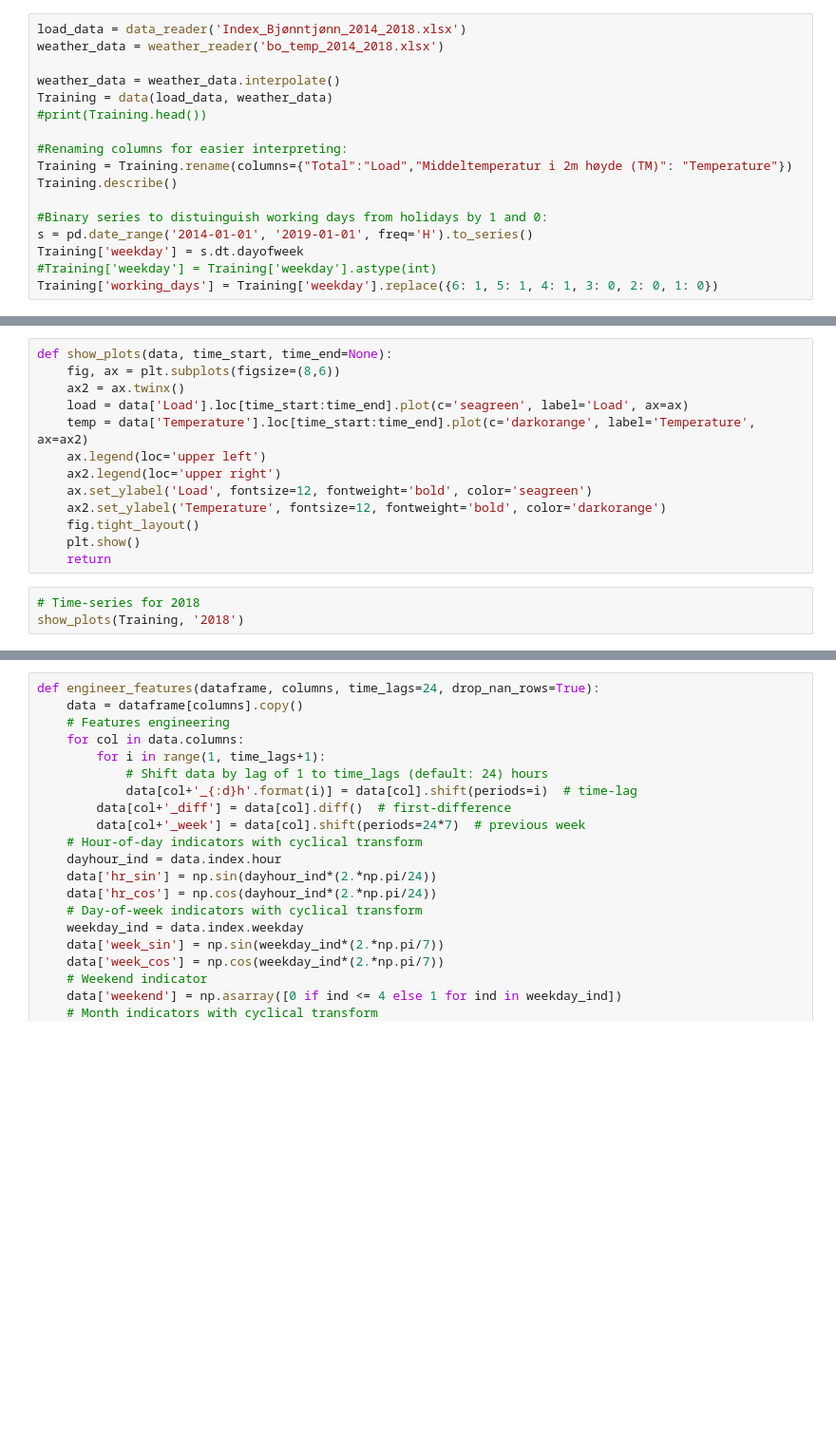
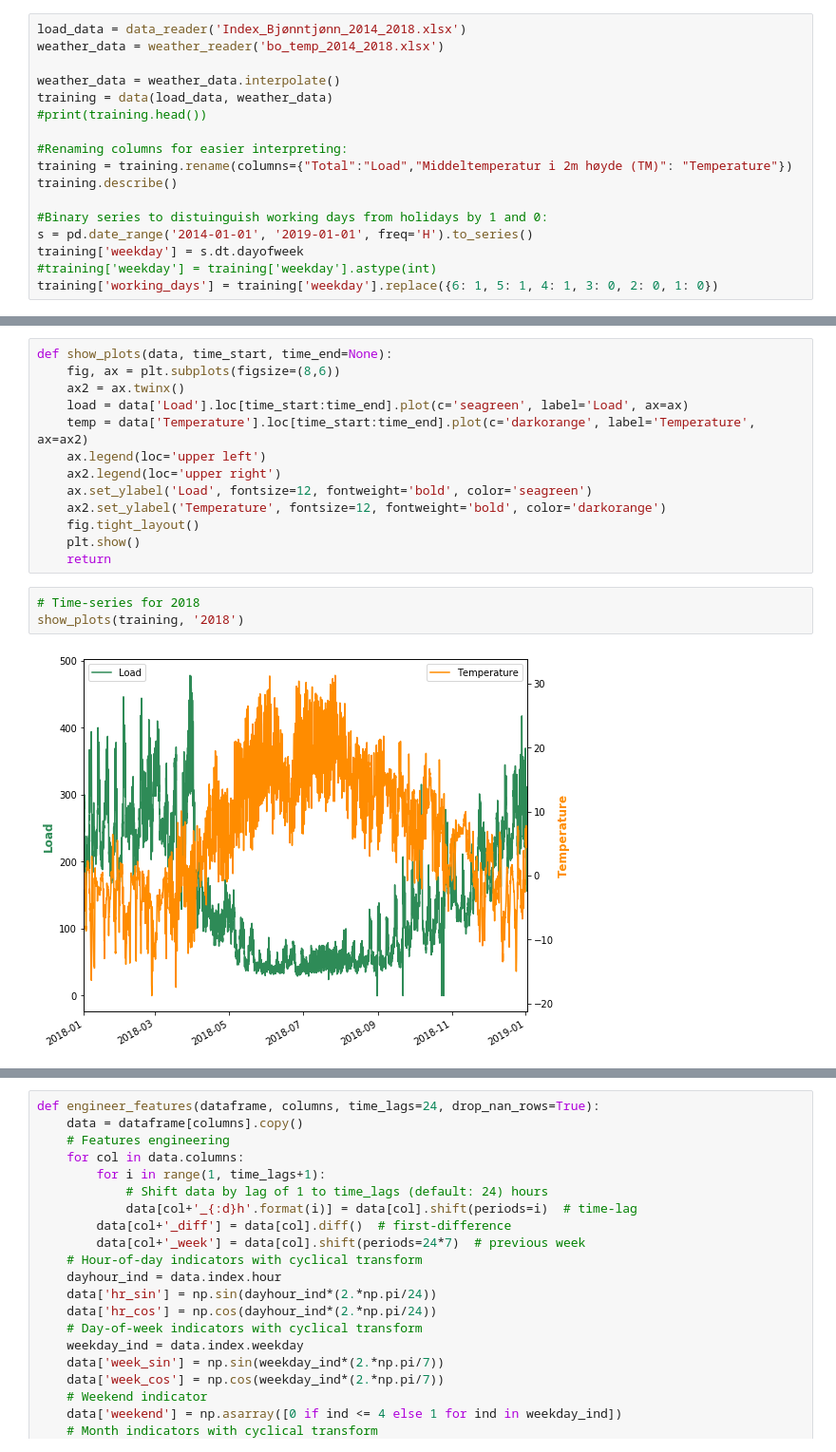
Before and after one commit to NilsJakob/Electric-Energy-Load-Demand-Forecasting-for-Rural-Area, a Jupyter notebook: data_log.ipynb, the cells around one changed output, grey strips where cells are left out. Shown: that part at 95% size. Drawn from its saved outputs; the diff is of its cells as text; blank space fills up the shorter version.

```diff
--- a/data_log.ipynb
+++ b/data_log.ipynb
@@ -21,18 +21,18 @@ load_data = data_reader('Index_Bjønntjønn_2014_2018.xlsx')
 weather_data = weather_reader('bo_temp_2014_2018.xlsx')
 
 weather_data = weather_data.interpolate()
-Training = data(load_data, weather_data)
-#print(Training.head())
+training = data(load_data, weather_data)
+#print(training.head())
 
 #Renaming columns for easier interpreting:
-Training = Training.rename(columns={"Total":"Load","Middeltemperatur i 2m høyde (TM)": "Temperature"})
-Training.describe()
+training = training.rename(columns={"Total":"Load","Middeltemperatur i 2m høyde (TM)": "Temperature"})
+training.describe()
 
 #Binary series to distuinguish working days from holidays by 1 and 0:
 s = pd.date_range('2014-01-01', '2019-01-01', freq='H').to_series()
-Training['weekday'] = s.dt.dayofweek
-#Training['weekday'] = Training['weekday'].astype(int)
-Training['working_days'] = Training['weekday'].replace({6: 1, 5: 1, 4: 1, 3: 0, 2: 0, 1: 0})
+training['weekday'] = s.dt.dayofweek
+#training['weekday'] = training['weekday'].astype(int)
+training['working_days'] = training['weekday'].replace({6: 1, 5: 1, 4: 1, 3: 0, 2: 0, 1: 0})
 # %%
 #function to create sliding window based on time shifts:
 def time_shifts_func(name, data_hrs, time_shift, regr=False):
@@ -73,6 +85,8 @@ def show_plots(data, time_start, time_end=None):
     return
 # %%
 # Time-series for 2018
-show_plots(Training, '2018')
+show_plots(training, '2018')
+# %% [output]
+[figure, added]
 # %%
 # Time-series for June to August 2018
```
Also changed, not shown: parts of 6 cells of this notebook, 2 other files.
